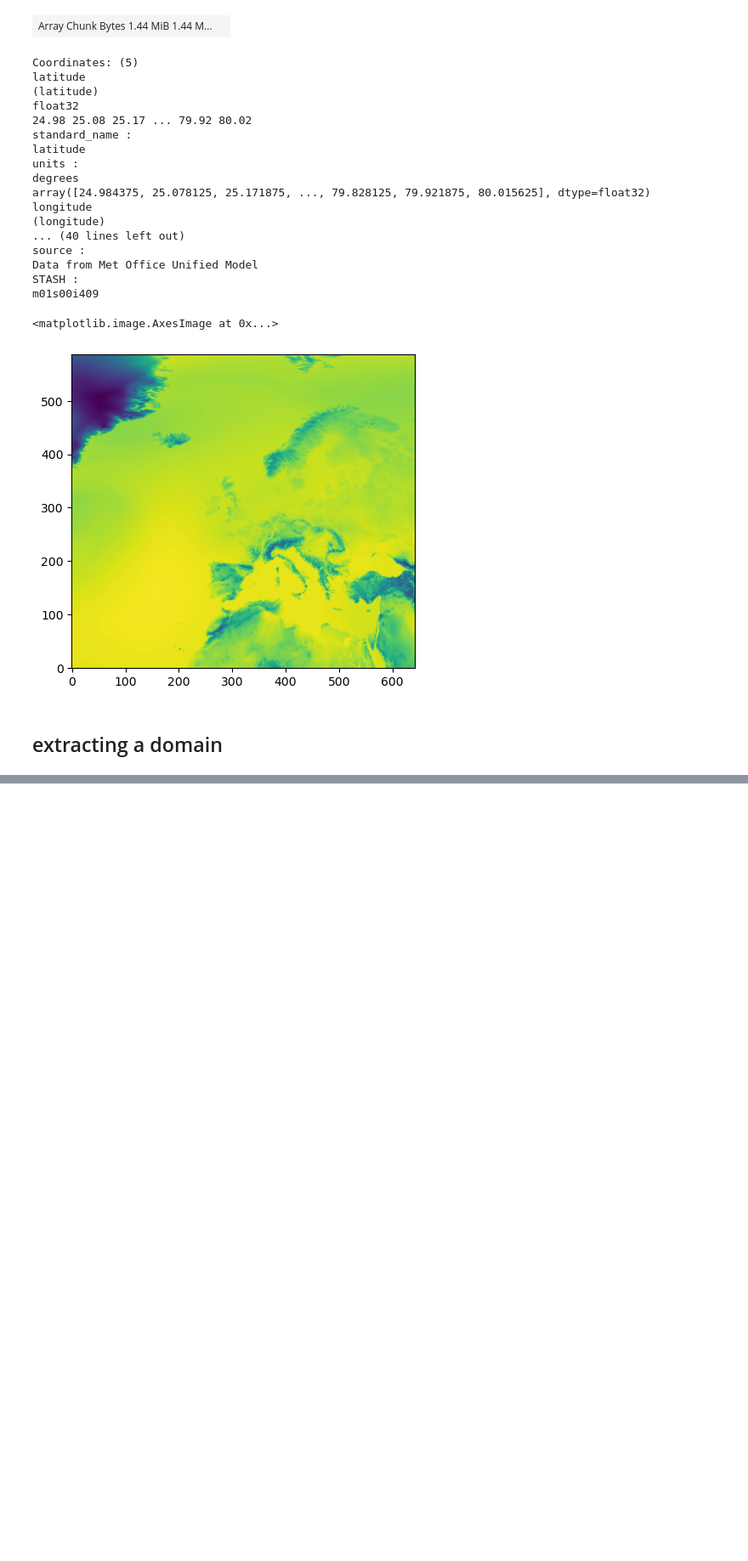
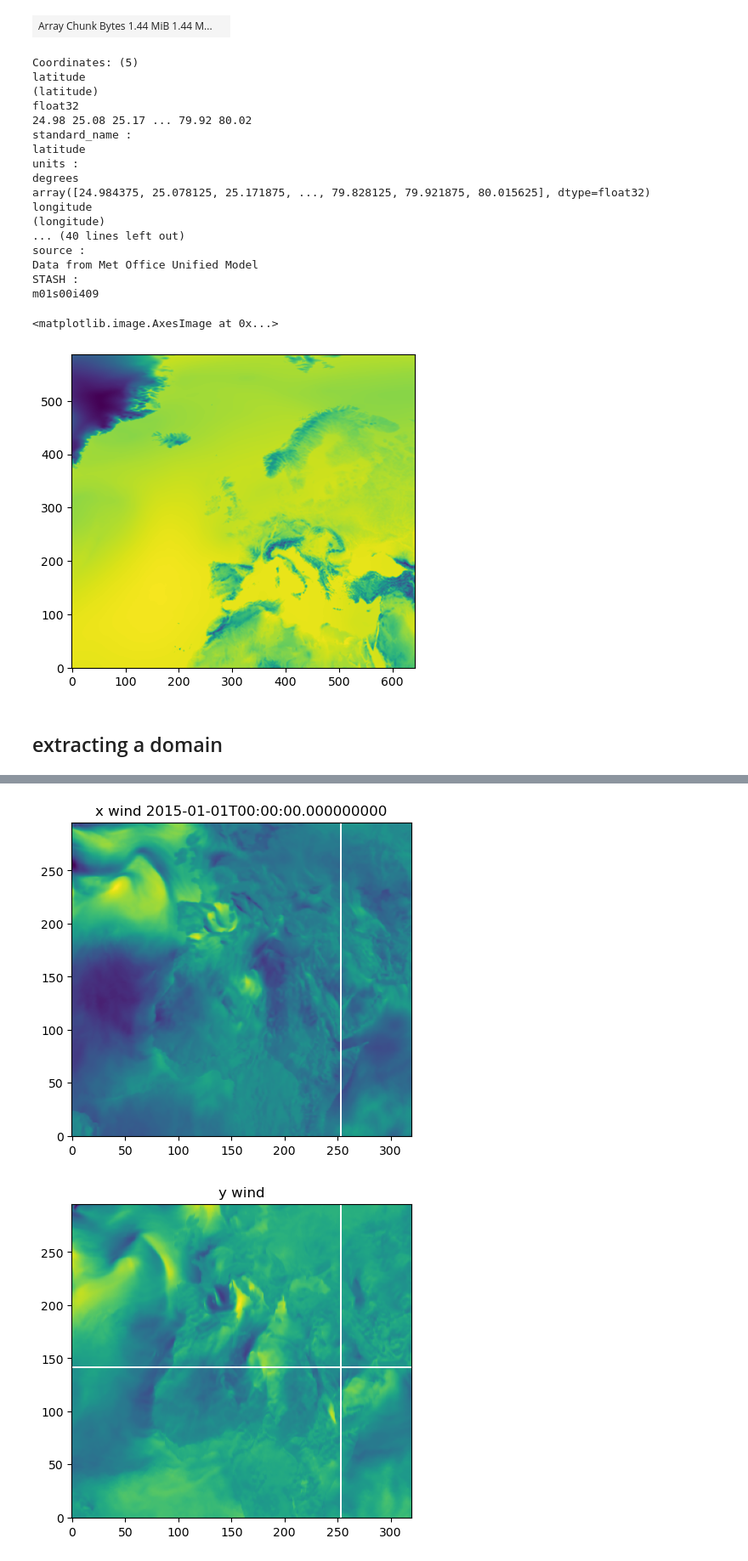
Before and after one commit to elenafillo/extract_iris_met, a Jupyter notebook: exploring_met_data.ipynb, the cells around one changed output, grey strips where cells are left out. Shown at 85% size. Drawn from its saved outputs; the diff is of its cells as text; code cells hidden in the pictures; blank space fills up the shorter version.

```diff
--- a/exploring_met_data.ipynb
+++ b/exploring_met_data.ipynb
@@ -153,0 +239,15 @@ ax.set_extent(extent, crs=cartopy.crs.PlateCarree())
+# %%
+met_weird_file = xr.open_dataset("/gws/nopw/j04/acrg/acrg/elenafi/satellite_met/NORTHAFRICA/NORTHAFRICA_Met_201403.nc")
+# %%
+plt.imshow(met_weird_file.sel(model_level_number=1, time=met_weird_file.time.values[0]).x_wind.values, origin="lower")
+plt.title(f"x wind {met.time.values[0]}")
+plt.show()
+plt.imshow(met_weird_file.sel(model_level_number=1, time=met_weird_file.time.values[0]).y_wind.values, origin="lower")
+plt.title("y wind")
+plt.show()
+plt.imshow(met_weird_file.sel(model_level_number=1, time=met_weird_file.time.values[0]).air_temperature.values, origin="lower")
+plt.title("air temperature")
+plt.show()
+# %% [output]
+[figure, added]
+[figure, added]
```
Also changed, not shown: parts of 12 cells of this notebook.
